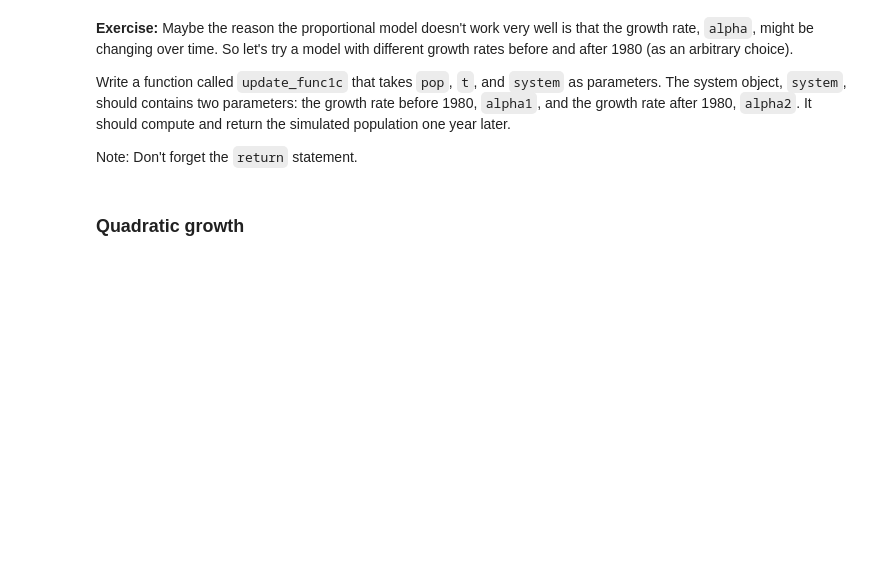
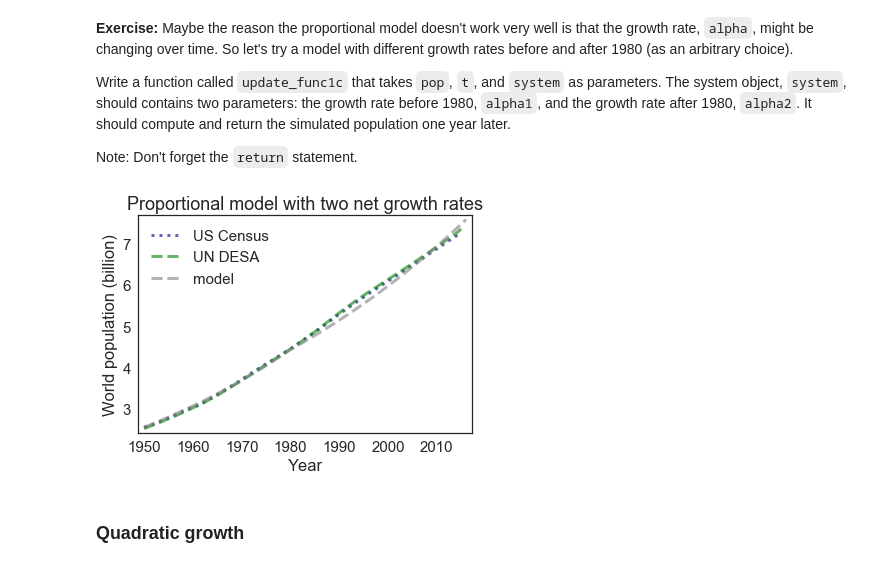
Before and after one commit to wFairmanOlin/ModSimPy, a Jupyter notebook: code/chap03Mine.ipynb, the cells around one changed output. Saved outputs shown, nothing was run; the diff lists cells and outputs as text; code cells hidden in the pictures; blank space fills up the shorter version.

```diff
--- a/code/chap03Mine.ipynb
+++ b/code/chap03Mine.ipynb
@@ -626,3 +630,28 @@ Note: Don't forget the `return` statement.
+# %%
+model_3 = System(start_time=census.index[0],
+                 end_time=census.index[-1],
+                 initial_pop=census[1950],
+                 alpha1=.0185, alpha2 = .015)
+
+def update_func1c(pop, t, system):
+    if t < 1980:
+        net_growth = system.alpha1  * pop
+    else:
+        net_growth = system.alpha2 * pop
+    return pop + net_growth
+
+
+def run_simulation2b(system):
+    results = TimeSeries()
+    results[system.start_time] = system.initial_pop
+    for t in linrange(system.start_time, system.end_time):
+        results[t+1] = update_func1c(results[t], t, system)
+    system.results = results
+
+run_simulation2b(model_3)
+plot_results(model_3, title='Proportional model with two net growth rates')
+# %% [output]
+[figure, added]
 # %% [markdown]
 ### Quadratic growth
 # %% [markdown]
```
Also changed, not shown: parts of 21 cells of this notebook, 5 other files.
